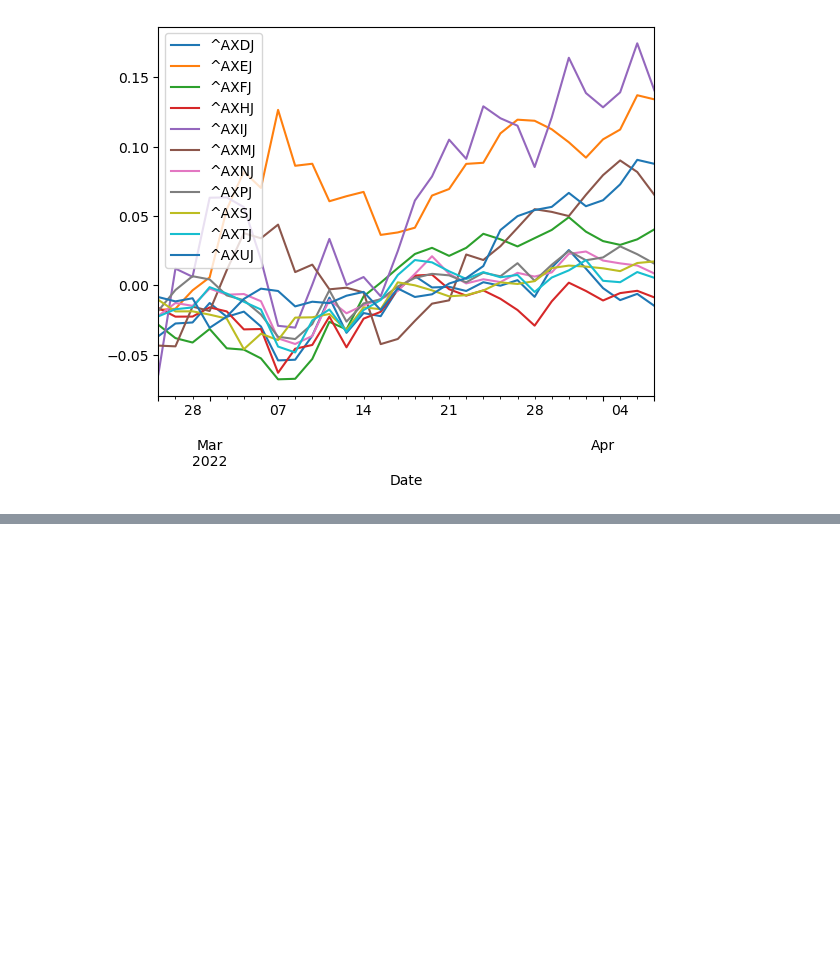
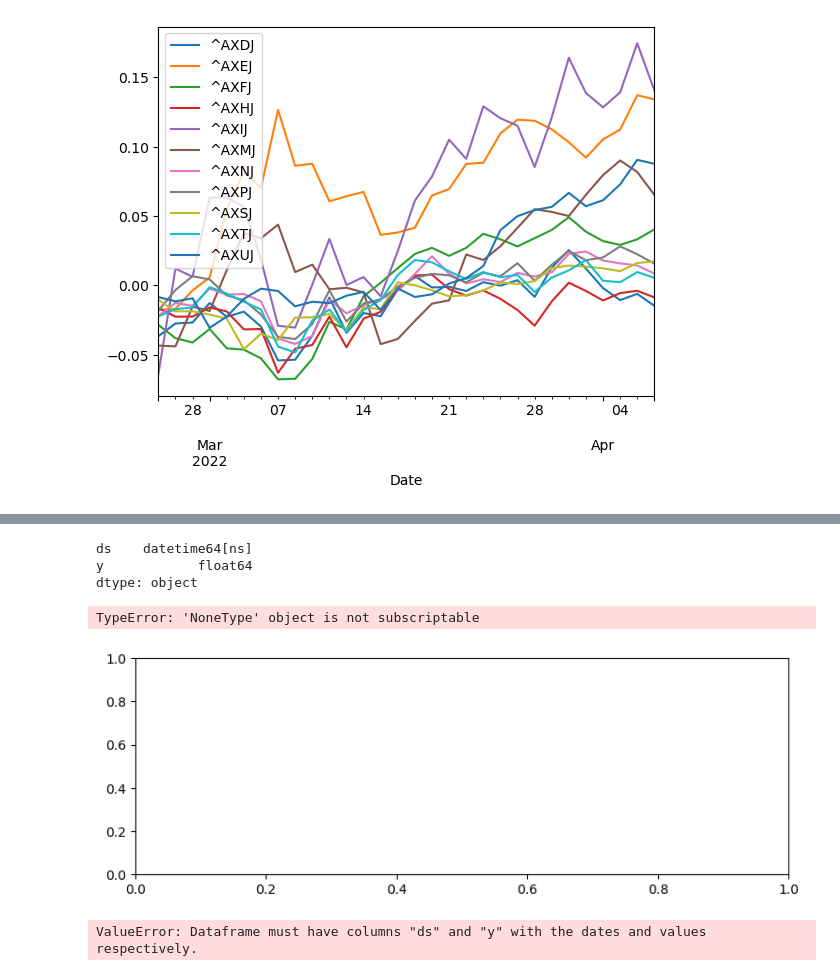
Before and after one commit to DGLewiss/Repo-Practice, a Jupyter notebook: yfinance.ipynb, the cells around one changed output, grey strips where cells are left out. Drawn from its saved outputs; the diff is of its cells as text; code cells hidden in the pictures; blank space fills up the shorter version.

```diff
--- a/yfinance.ipynb
+++ b/yfinance.ipynb
@@ -156,0 +192,2 @@ plt.show()
+# %%
+prophet_axpj_df = prophet_df.iloc[:,[7]].copy()
@@ -156,0 +202,2 @@ plt.show()
+# %%
+prophet_axpj_df = prophet_axpj_df.reset_index()
@@ -156,0 +213,5 @@ plt.show()
+# %%
+model = Prophet()
+model = model.fit(prophet_axpj_df)
+future_axpj = model.make_future_dataframe(periods=365)
+forecast_axpj = model.predict(future_axpj)
@@ -156,0 +221,16 @@ plt.show()
+# %%
+prophet_axpj_df.dtypes
+# %% [output]
+ds    datetime64[ns]
+y            float64
+dtype: object
+# %%
+model.plot_components(forecast_axpj)
+# %% [output]
+TypeError: 'NoneType' object is not subscriptable
+[figure, added]
+# %%
+model = Prophet(daily_seasonality=True)
+model.fit(prophet_df)
+# %% [output]
+ValueError: Dataframe must have columns "ds" and "y" with the dates and values respectively.
```
Also changed, not shown: parts of 10 cells of this notebook.
